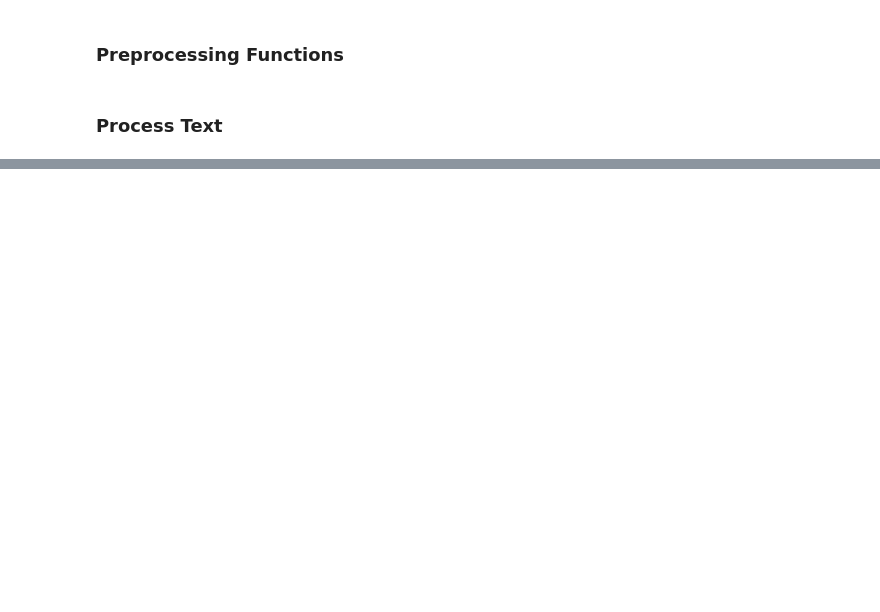
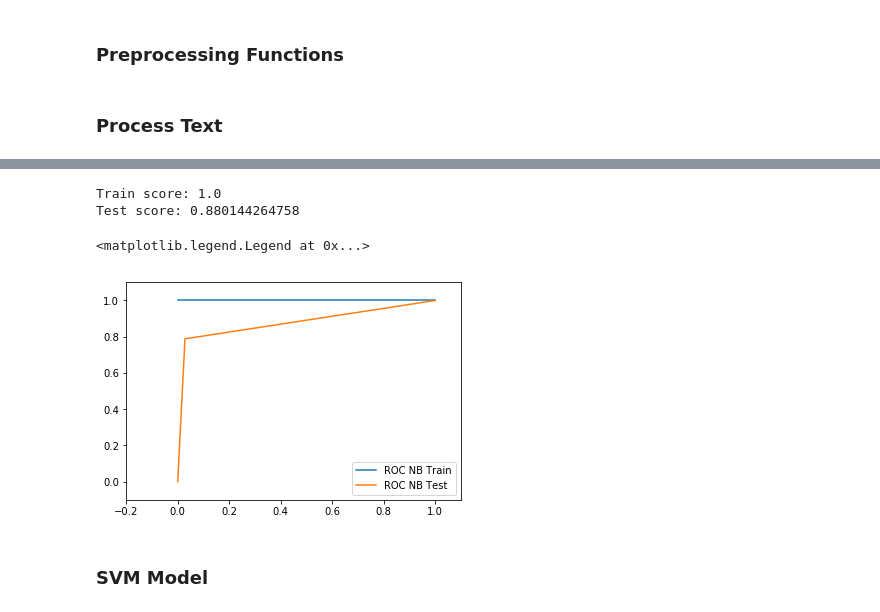
Before and after one commit to jgoldstein2/capstone, a Jupyter notebook: Initial_Model_Run.ipynb, the cells around one changed output, grey strips where cells are left out. Saved outputs shown, nothing was run; the diff lists cells and outputs as text; code cells hidden in the pictures; blank space fills up the shorter version.

```diff
--- a/Initial_Model_Run.ipynb
+++ b/Initial_Model_Run.ipynb
@@ -180,0 +357,2 @@ avg / total       0.91      0.91      0.91      6923
+# %%
+text_pipe_rf.fit(x_train,y_train)
@@ -180,0 +366,15 @@ avg / total       0.91      0.91      0.91      6923
+# %%
+# Set up grid search to find best parameters for TFIDF and RF
+rf_parameters = {'tfidf__max_df': (0.75, 0.80, 0.85, 0.90, 0.95, 1.0),\
+              'tfidf__min_df': (0.001,0.01,0.1),\
+              'rf__n_estimators': (50, 100, 200),\
+                'rf__criterion': ('gini', 'entropy'),\
+                'rf__class_weight': (None, 'balanced'),\
+                'rf__min_samples_split': (10,20,30)}
+# %%
+# Establish grid search instance for log reg
+gs_rf = GridSearchCV(text_pipe_rf, rf_parameters, n_jobs=-1, scoring='f1')
+# %%
+%%time
+# Fit grid search to train data and find best parameters
+gs_rf = gs_rf.fit(x_train, y_train)
@@ -180,0 +411,20 @@ avg / total       0.91      0.91      0.91      6923
+# %%
+train_loss = metrics.roc_auc_score(y_train, gs_rf.predict(x_train))
+test_loss = metrics.roc_auc_score(y_test, gs_rf.predict(x_test))
+print("Train score:", train_loss)
+print("Test score:", test_loss)
+# %% [output]
+Train score: 1.0
+Test score: 0.880144264758
+# %%
+A=metrics.roc_curve(y_train,gs_rf.predict(x_train),pos_label=1)
+B=metrics.roc_curve(y_test,gs_rf.predict(x_test),pos_label=1)
+
+plt.plot(A[0],A[1],label='ROC NB Train')
+plt.plot(B[0],B[1],label='ROC NB Test')
+plt.xlim((-0.2,1.1))
+plt.ylim((-0.1,1.1))
+plt.legend(loc=4)
+# %% [output]
+<matplotlib.legend.Legend at 0x...>
+[figure, added]
@@ -180,0 +434,2 @@ avg / total       0.91      0.91      0.91      6923
+# %% [markdown]
+### SVM Model
```
Also changed, not shown: parts of 75 cells of this notebook.
